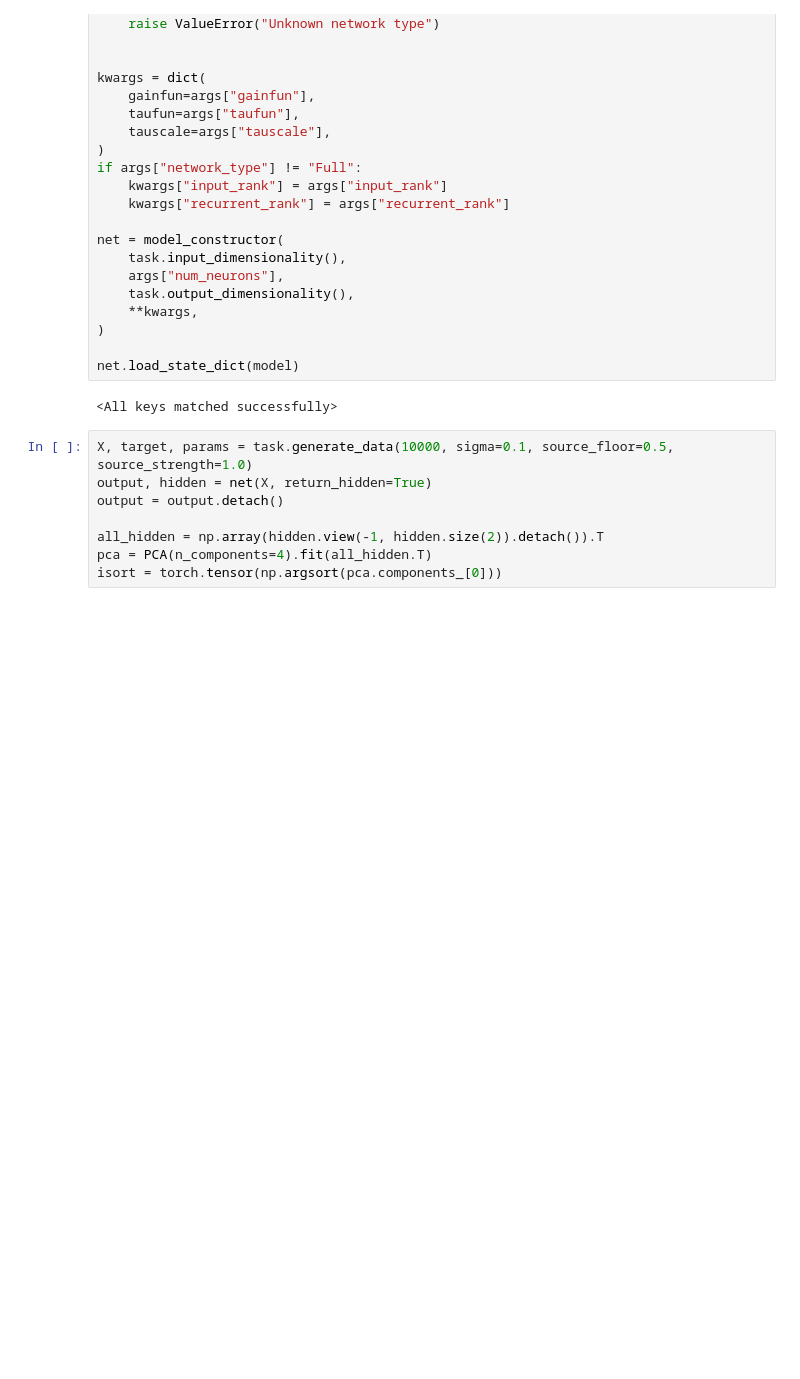
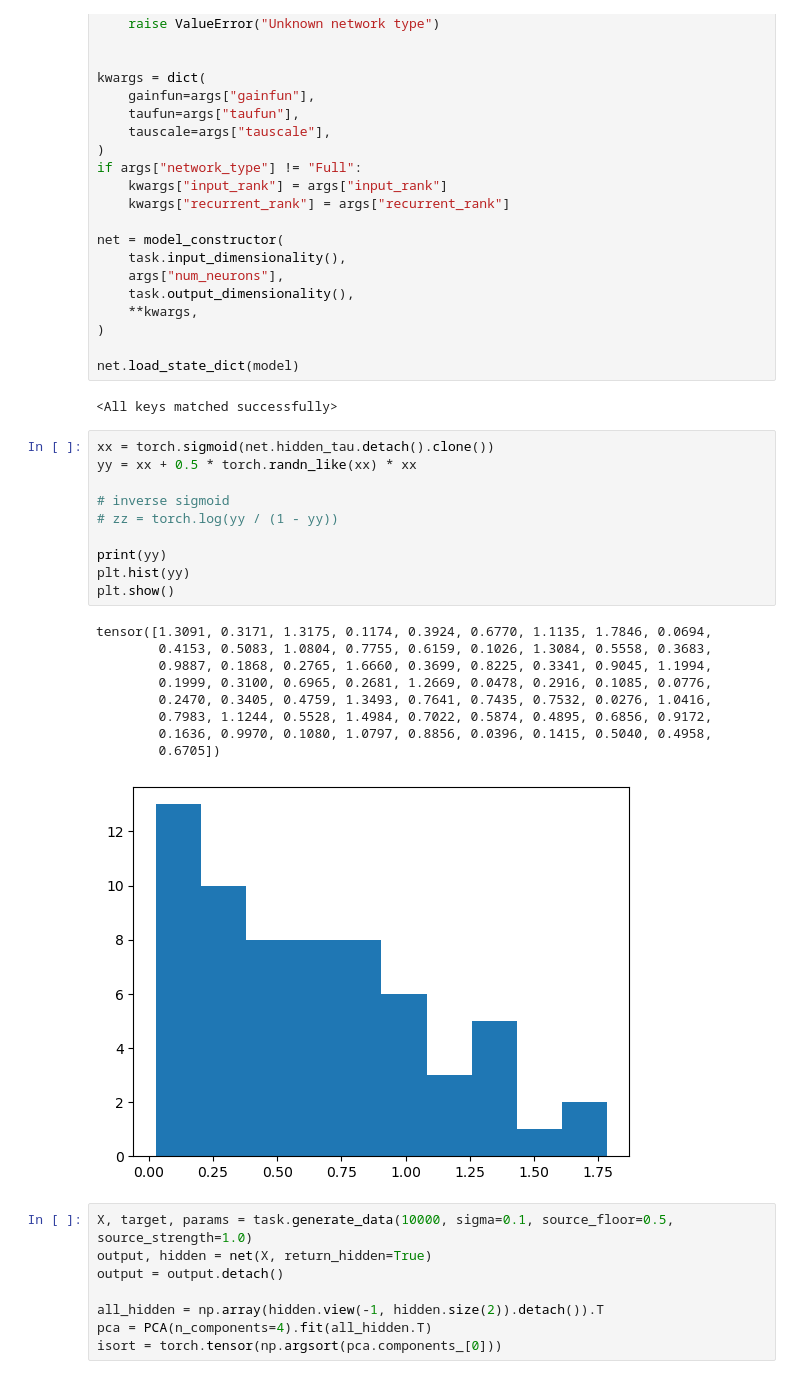
Before and after one commit to landoskape/mcn2024-psets, a Jupyter notebook: intrinsic-excitability/task.ipynb, the cells around one changed output. Drawn from its saved outputs; the diff is of its cells as text; blank space fills up the shorter version.

```diff
--- a/intrinsic-excitability/task.ipynb
+++ b/intrinsic-excitability/task.ipynb
@@ -89,6 +121,26 @@ net = model_constructor(
 net.load_state_dict(model)
 # %% [output]
 <All keys matched successfully>
+# %%
+xx = torch.sigmoid(net.hidden_tau.detach().clone())
+yy = xx + 0.5 * torch.randn_like(xx) * xx
+
+# inverse sigmoid
+# zz = torch.log(yy / (1 - yy))
+
+print(yy)
+plt.hist(yy)
+plt.show()
+# %% [output]
+tensor([1.3091, 0.3171, 1.3175, 0.1174, 0.3924, 0.6770, 1.1135, 1.7846, 0.0694,
+        0.4153, 0.5083, 1.0804, 0.7755, 0.6159, 0.1026, 1.3084, 0.5558, 0.3683,
+        0.9887, 0.1868, 0.2765, 1.6660, 0.3699, 0.8225, 0.3341, 0.9045, 1.1994,
+        0.1999, 0.3100, 0.6965, 0.2681, 1.2669, 0.0478, 0.2916, 0.1085, 0.0776,
+        0.2470, 0.3405, 0.4759, 1.3493, 0.7641, 0.7435, 0.7532, 0.0276, 1.0416,
+        0.7983, 1.1244, 0.5528, 1.4984, 0.7022, 0.5874, 0.4895, 0.6856, 0.9172,
+        0.1636, 0.9970, 0.1080, 1.0797, 0.8856, 0.0396, 0.1415, 0.5040, 0.4958,
+        0.6705])
+[figure, added]
 # %%
 X, target, params = task.generate_data(10000, sigma=0.1, source_floor=0.5, source_strength=1.0)
 output, hidden = net(X, return_hidden=True)
```
Also changed, not shown: parts of 8 cells of this notebook, 10 other files.
